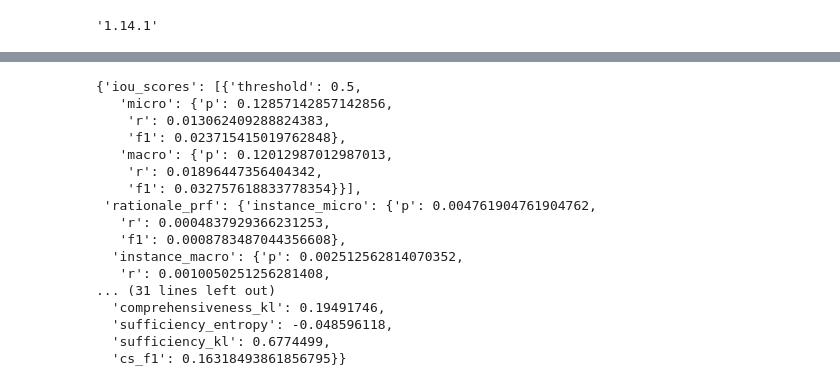
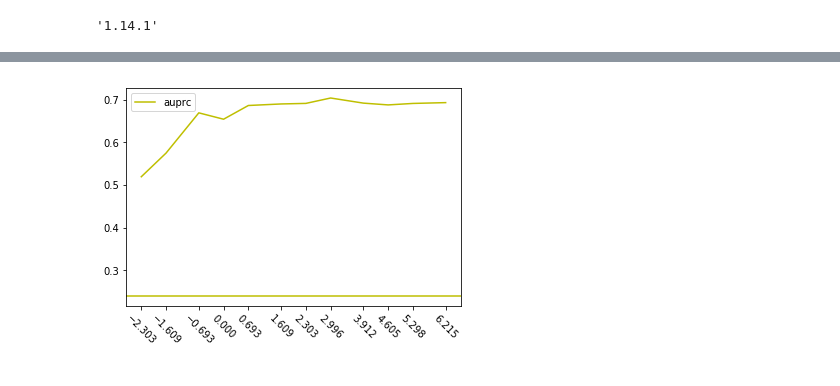
Before and after one commit to JoshuaGhost/expred, a Jupyter notebook: draw_pictures.ipynb, the cells around one changed output, grey strips where cells are left out. Saved outputs shown, nothing was run; the diff lists cells and outputs as text; code cells hidden in the pictures.

```diff
--- a/draw_pictures.ipynb
+++ b/draw_pictures.ipynb
@@ -169,20 +129,27 @@ plt.savefig(img_dir + f'{dataset}_{split}_train_on_portion_{train_on_portion}_io
-# %%
-results[-4]
-# %% [output]
-{'iou_scores': [{'threshold': 0.5,
-   'micro': {'p': 0.12857142857142856,
-    'r': 0.013062409288824383,
-    'f1': 0.023715415019762848},
-   'macro': {'p': 0.12012987012987013,
-    'r': 0.01896447356404342,
-    'f1': 0.032757618833778354}}],
- 'rationale_prf': {'instance_micro': {'p': 0.004761904761904762,
-   'r': 0.0004837929366231253,
-   'f1': 0.0008783487044356608},
-  'instance_macro': {'p': 0.002512562814070352,
-   'r': 0.0010050251256281408,
-... (31 lines left out)
-  'comprehensiveness_kl': 0.19491746,
-  'sufficiency_entropy': -0.048596118,
-  'sufficiency_kl': 0.6774499,
-  'cs_f1': 0.16318493861856795}}
+# %%
+metrics = ['auprc']
+
+rs = []
+y = {metric:[] for metric in metrics}
+for results_dir in results_dirs:
+    if os.path.isfile(results_dir):
+        with open(results_dir, 'r') as fin:
+            r = fin.read()
+            r = eval(r[1:-1])
+        rs.append(r)
+        for metric in metrics:
+            y[metric].append(r['token_soft_metrics'][metric])
+    else:
+        for metric in metrics:
+            y[metric].append(0)
+
+fig, ax = plt.subplots()
+plt.xticks([math.log(i) for i in par_lambdas], rotation=-45)
+for metric in metrics:
+    plt.axhline(y=baseline[metric], color=color[metric], linestyle='-')
+    ax.plot([math.log(i) for i in par_lambdas], y[metric], label=metric, color=color[metric])
+#plt.ylim([0.5, 1])
+ax.legend()
+plt.savefig(img_dir + f'{dataset}_{split}_train_on_portion_{train_on_portion}_accuracy.png')
+# %% [output]
+[figure, added]
```
Also changed, not shown: parts of 15 cells of this notebook, 1 other file.
